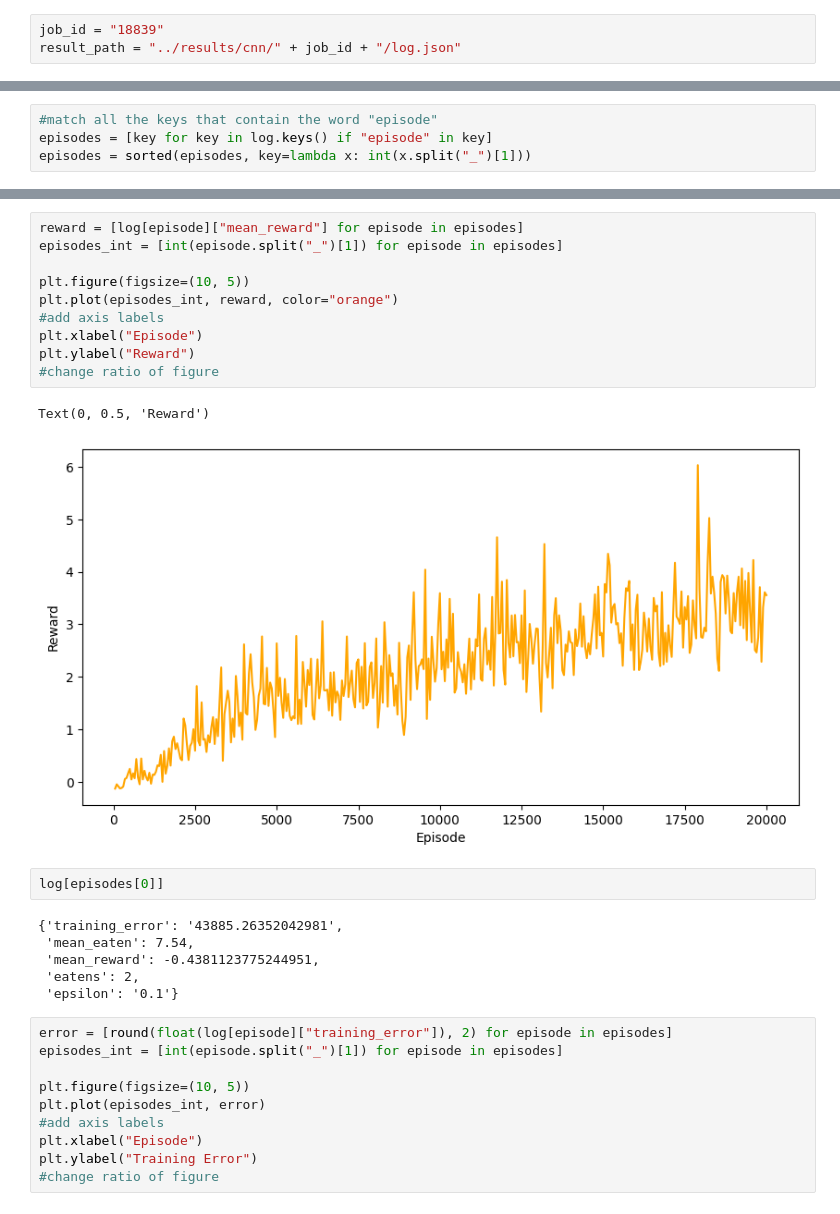
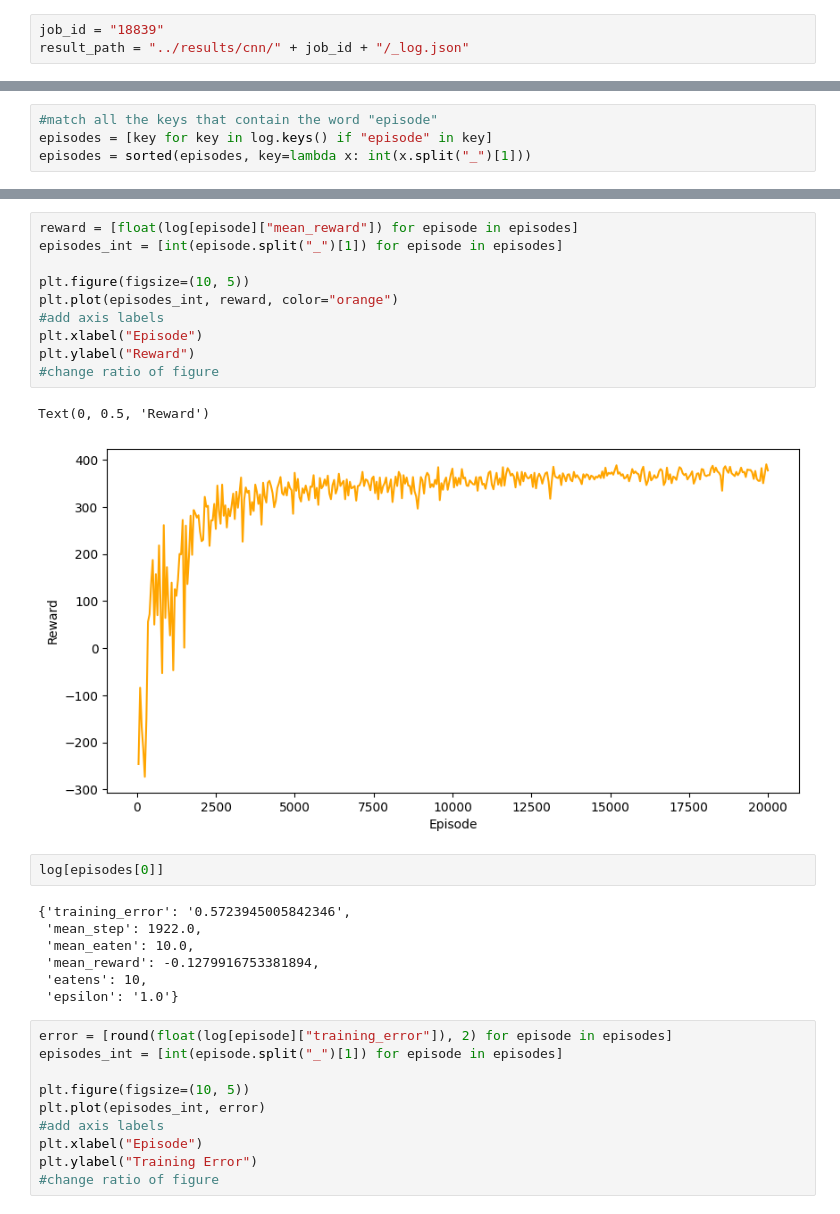
Before and after one commit to erikalena/Deep-QNetworks, a Jupyter notebook: notebook/dqn_plot.ipynb, the cells around one changed output, grey strips where cells are left out. Cells and saved outputs as stored; diff of their text form.

```diff
--- a/notebook/dqn_plot.ipynb
+++ b/notebook/dqn_plot.ipynb
@@ -8,7 +8,7 @@ import matplotlib.pyplot as plt
 import json
 # %%
 job_id = "18839"
-result_path = "../results/cnn/" + job_id + "/log.json"
+result_path = "../results/cnn/" + job_id + "/_log.json"
 # %%
 log = json.load(open(result_path, "r"))
 # %%
@@ -30,24 +32,25 @@ Text(0, 0.5, 'Eaten')
 # %%
-reward = [log[episode]["mean_reward"] for episode in episodes]
+reward = [float(log[episode]["mean_reward"]) for episode in episodes]
 episodes_int = [int(episode.split("_")[1]) for episode in episodes]
 
 plt.figure(figsize=(10, 5))
 plt.plot(episodes_int, reward, color="orange")
 #add axis labels
 plt.xlabel("Episode")
 plt.ylabel("Reward")
 #change ratio of figure
 # %% [output]
 Text(0, 0.5, 'Reward')
-[figure, old version]
+[figure, new version]
 # %%
 log[episodes[0]]
 # %% [output]
-{'training_error': '43885.26352042981',
- 'mean_eaten': 7.54,
- 'mean_reward': -0.4381123775244951,
- 'eatens': 2,
- 'epsilon': '0.1'}
+{'training_error': '0.5723945005842346',
+ 'mean_step': 1922.0,
+ 'mean_eaten': 10.0,
+ 'mean_reward': -0.1279916753381894,
+ 'eatens': 10,
+ 'epsilon': '1.0'}
 # %%
 error = [round(float(log[episode]["training_error"]), 2) for episode in episodes]
 episodes_int = [int(episode.split("_")[1]) for episode in episodes]
```
Also changed, not shown: parts of 1 cell of this notebook, 2 other files.
